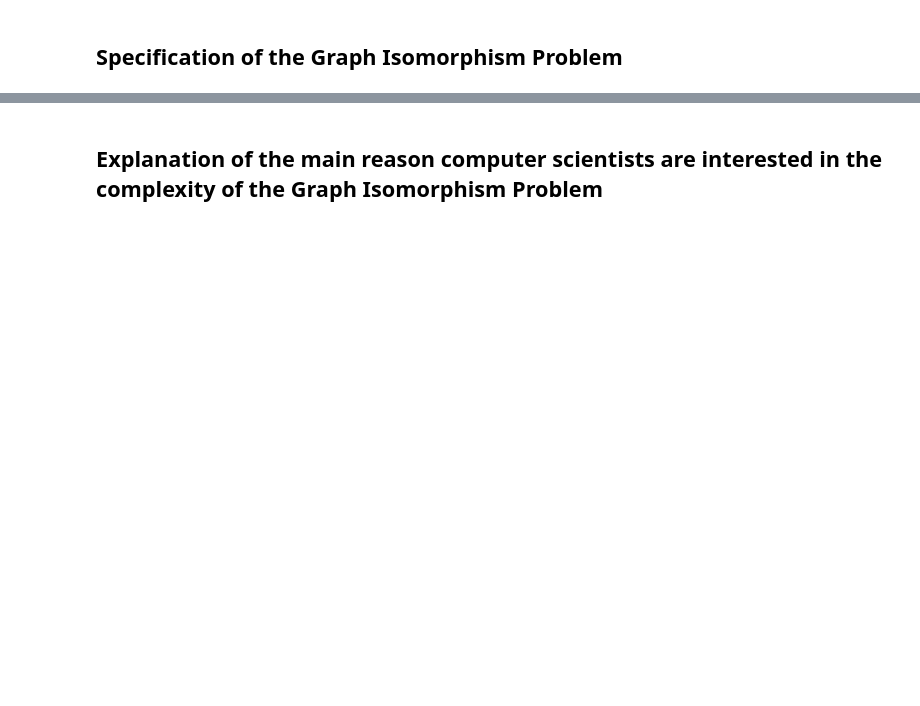
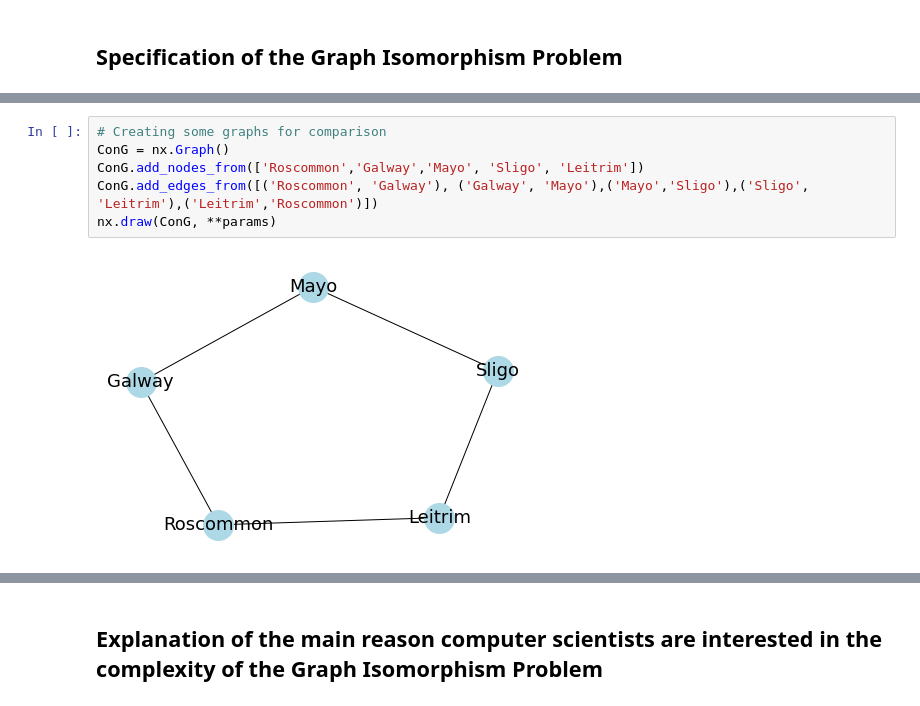
Before and after one commit to DavidFitzharris/GraphTheory_FinalAssign, a Jupyter notebook: Graph_Isomorphism.ipynb, the cells around one changed output, grey strips where cells are left out. Saved outputs shown, nothing was run; the diff lists cells and outputs as text; blank space fills up the shorter version.

```diff
--- a/Graph_Isomorphism.ipynb
+++ b/Graph_Isomorphism.ipynb
@@ -74,0 +198,8 @@
+# %%
+# Creating some graphs for comparison
+ConG = nx.Graph()
+ConG.add_nodes_from(['Roscommon','Galway','Mayo', 'Sligo', 'Leitrim'])
+ConG.add_edges_from([('Roscommon', 'Galway'), ('Galway', 'Mayo'),('Mayo','Sligo'),('Sligo', 'Leitrim'),('Leitrim','Roscommon')])
+nx.draw(ConG, **params)
+# %% [output]
+[figure, added]
```
Also changed, not shown: parts of 19 cells of this notebook, 1 other file.
